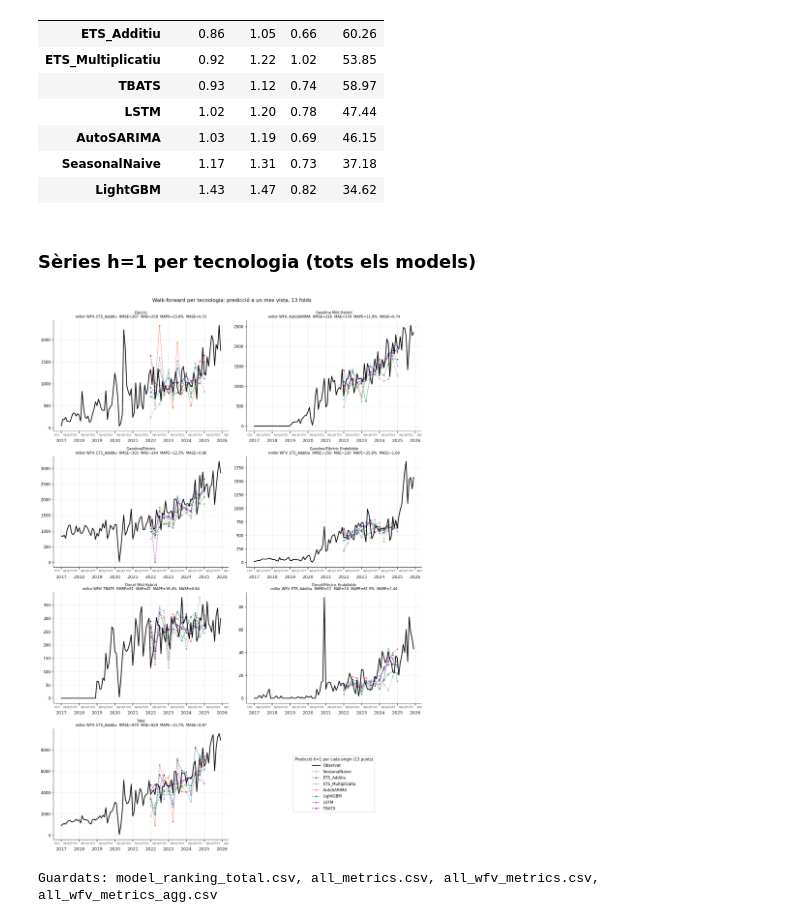
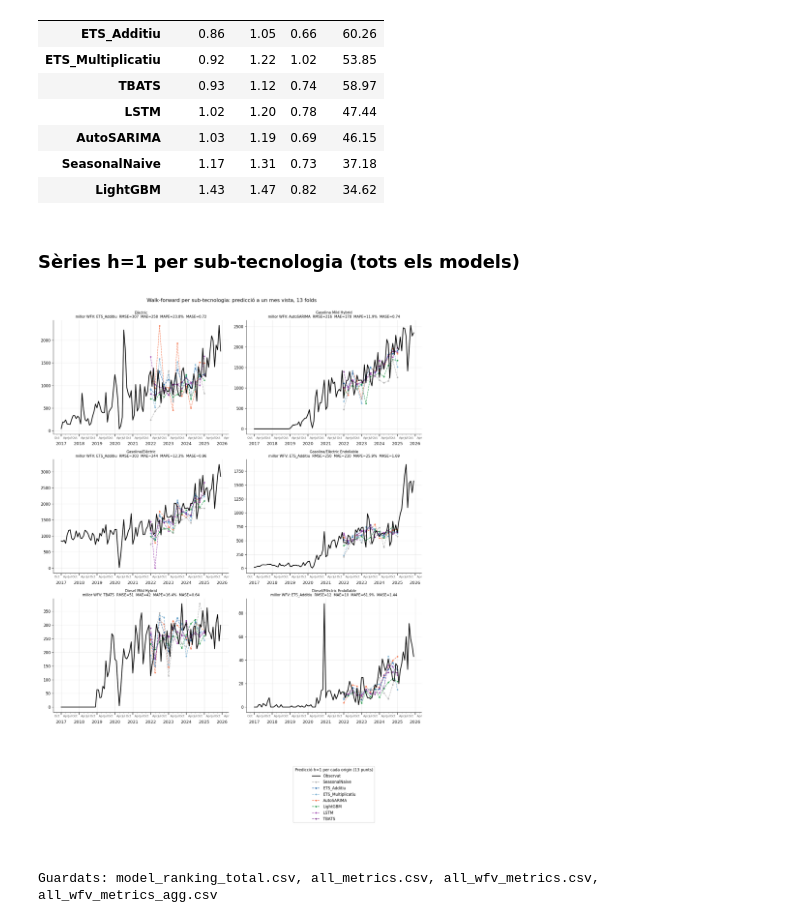
Before and after one commit to C0SBEL/projecte-forecasting, a Jupyter notebook: notebooks/evaluation.ipynb, the cells around one changed output. Saved outputs shown, nothing was run; the diff lists cells and outputs as text; code cells hidden in the pictures.

```diff
--- a/notebooks/evaluation.ipynb
+++ b/notebooks/evaluation.ipynb
@@ -176,14 +178,15 @@ TBATS i LSTM queden a un segon nivell (tots dos amb MASE 1.13): segueixen raonab
 # %%
 import re
 METRICS_4 = ['RMSE', 'MAE', 'MAPE', 'MASE']
+SUB_TECHS = [t for t in TECNOLOGIES if t != 'Total']
 
 def slugify(s):
     s = re.sub(r'[^\w]+', '_', s.lower())
     return s.strip('_')
 
 def per_tech_tables_and_bars(metrics_df, tag, save_prefix, suptitle_prefix):
-    """Per cada tech: imprimeix taula (4 metrics, highlight min) i guarda bar-chart 1x4."""
-    for letter, tech in zip('abcdefgh', TECNOLOGIES):
+    """Per cada sub-tecnologia: imprimeix taula (4 metrics, highlight min) i guarda bar-chart 1x4."""
+    for letter, tech in zip('abcdef', SUB_TECHS):
         sub = (metrics_df[metrics_df['Tecnologia'] == tech]
                .set_index('Model')[METRICS_4].round(2)
                .sort_values('MASE'))
@@ -271,14 +274,14 @@ Gasolina/Elèctric Endollable és el cas extrem: tots els models tenen MASE entr
 # %%
 from matplotlib.lines import Line2D
 
-# Millor model per tecnologia (criteri: MASE) per anotar el títol amb les 4 mètriques
+# Sèries h=12 (backtest) per a cada sub-tecnologia (Total ja a fig_16_comparison_total.png)
 best_idx = all_metrics.groupby('Tecnologia')['MASE'].idxmin()
 best_per_tech = all_metrics.loc[best_idx].set_index('Tecnologia')
 
 fig, axes = plt.subplots(4, 2, figsize=(14, 20))
 axes_flat = axes.flatten()
 
-for i, tech in enumerate(TECNOLOGIES):
+for i, tech in enumerate(SUB_TECHS):
     ax = axes_flat[i]
     sub_t = all_forecasts[all_forecasts['Tecnologia'] == tech]
 
@@ -303,14 +306,15 @@ for i, tech in enumerate(TECNOLOGIES):
         f'MAPE={b["MAPE"]:.1f}%  MASE={b["MASE"]:.2f}', fontsize=9)
     format_ts_ax(ax)
 
-# Últim subplot: llegenda
-axes_flat[-1].axis('off')
+# Panells no usats (legend al darrer)
+for j in range(len(SUB_TECHS), len(axes_flat)):
+    axes_flat[j].axis('off')
 legend_elements = [Line2D([0], [0], color='black', lw=2, label='Observat')]
 for model_name, color in palette.items():
     legend_elements.append(Line2D([0], [0], color=color, lw=1.5, ls='--', label=model_name))
 axes_flat[-1].legend(handles=legend_elements, loc='center', fontsize=10, framealpha=0.9)
 
-plt.suptitle('Predicció vs. observat per tecnologia: Backtesting 2025', fontsize=13)
+plt.suptitle('Predicció vs. observat per sub-tecnologia: Backtesting 2025', fontsize=13)
 plt.tight_layout()
 plt.savefig(FIGURES_DIR / 'fig_18_comparison_per_tech.png', bbox_inches='tight')
 plt.show()
@@ -427,6 +431,6 @@ Rànquing holdout 2025 al Total:
 # %%
-# Només taules (sense bar-charts: ja tenim el ranquing global a la figura anterior)
-for tech in TECNOLOGIES:
+# Una taula per cada sub-tecnologia (Total ja a 4.1)
+for tech in SUB_TECHS:
     sub = (wfv_metrics_agg[wfv_metrics_agg['Tecnologia'] == tech]
            .set_index('Model')[METRICS_4].round(2)
            .sort_values('MASE'))
@@ -598,14 +592,14 @@ Sub-tecnologies — estadístiques MASE (78 folds per model):
 | SeasonalNaive | 1.17 | 1.31 | 0.73 | 37.18 |
 | LightGBM | 1.43 | 1.47 | 0.82 | 34.62 |
 # %% [markdown]
-### Sèries h=1 per tecnologia (tots els models)
+### Sèries h=1 per sub-tecnologia (tots els models)
 # %%
 pivot_full_ev = pd.concat([pivot_train_ev, pivot_test_ev]).sort_index()
 
 fig, axes = plt.subplots(4, 2, figsize=(14, 20))
 axes_flat = axes.flatten()
 
-for i, tech in enumerate(TECNOLOGIES):
+for i, tech in enumerate(SUB_TECHS):
     ax = axes_flat[i]
     s = pivot_full_ev[tech]
     ax.plot(s.index, s.values, color='black', lw=2, zorder=10)
@@ -614,36 +608,38 @@ for i, tech in enumerate(TECNOLOGIES):
         (wfv_forecasts_raw['Tecnologia'] == tech)
         & (wfv_forecasts_raw['h'] == 1)
     ]
     for model_name in sorted(sub['Model'].unique()):
         msub = sub[sub['Model'] == model_name].sort_values('date')
         ax.plot(pd.to_datetime(msub['date']), msub['predicted'],
                 color=palette.get(model_name, '#888888'),
                 lw=1.3, ls='--', marker='o', ms=3, alpha=0.85)
 
     best = (wfv_metrics_agg[wfv_metrics_agg['Tecnologia'] == tech]
             .sort_values('MASE').iloc[0])
     ax.set_title(
         f'{tech}\nmillor WFV: {best["Model"]}  RMSE={best["RMSE"]:.0f}  '
         f'MAE={best["MAE"]:.0f}  MAPE={best["MAPE"]:.1f}%  MASE={best["MASE"]:.2f}',
         fontsize=9)
     format_ts_ax(ax)
 
-axes_flat[-1].axis('off')
+# Panells no usats (legend al darrer)
+for j in range(len(SUB_TECHS), len(axes_flat)):
+    axes_flat[j].axis('off')
 legend = [Line2D([0], [0], color='black', lw=2, label='Observat')]
 for model_name, c in palette.items():
     if model_name in wfv_metrics_agg['Model'].unique():
         legend.append(Line2D([0], [0], color=c, lw=1.3, ls='--', marker='o',
                              ms=3, label=model_name))
 axes_flat[-1].legend(handles=legend, loc='center', fontsize=10,
                      title='Predicció h=1 per cada origin (13 punts)')
 
-plt.suptitle('Walk-forward per tecnologia: predicció a un mes vista, 13 folds',
+plt.suptitle('Walk-forward per sub-tecnologia: predicció a un mes vista, 13 folds',
              fontsize=13, y=1.0)
 plt.tight_layout()
 plt.savefig(FIGURES_DIR / 'fig_21_wfv_series_per_tech.png', bbox_inches='tight')
 plt.show()
 # %% [output]
-[figure, old version]
+[figure, new version]
 # %%
 ranking_total.reset_index().to_csv(RESULTS_DIR / 'model_ranking_total.csv', index=False)
 all_metrics.to_csv(RESULTS_DIR / 'all_metrics.csv', index=False)
```
Also changed, not shown: parts of 6 cells of this notebook, 19 other files.
